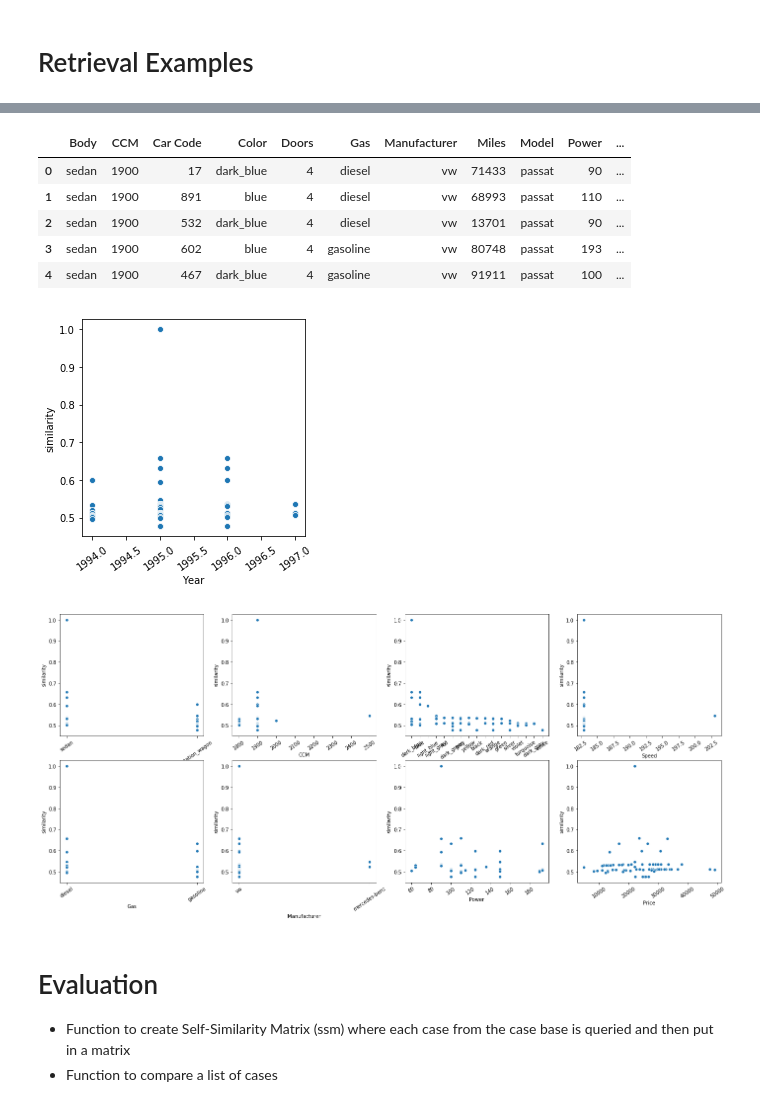
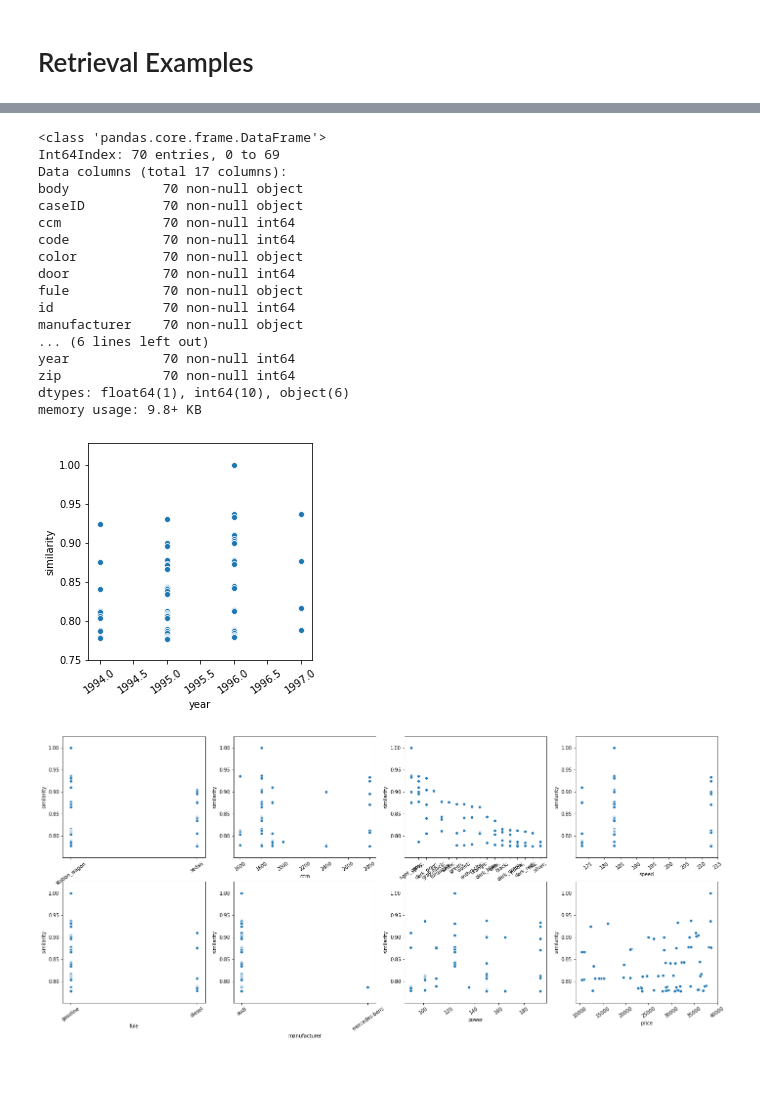
Before and after one commit to ntnu-ai-lab/mycbr-sample-python, a Jupyter notebook: QueryMyCBR.ipynb, the cells around one changed output, grey strips where cells are left out. Saved outputs shown, nothing was run; the diff lists cells and outputs as text; code cells hidden in the pictures; blank space fills up the shorter version.

```diff
--- a/QueryMyCBR.ipynb
+++ b/QueryMyCBR.ipynb
@@ -15,11 +17,13 @@ from pandas.io.json import json_normalize
 # Basic Settings
 Here you need to specify where the API is running. The default port is 8080, so if you only change the machine, specify it's name in "server"
 # %%
-#server = 'localhost'
-server = 'hv-6066.idi.ntnu.no'
+server = 'localhost'
+#server = 'hv-6066.idi.ntnu.no'
 
 port = '8080'
-url = 'http://' + server + ':' + port + '/'
+base_url = 'http://' + server + ':' + port + '/'
+
+obj = mycbr(base_url)
 # %% [markdown]
 # Case Representation
 
@@ -133,20 +127,23 @@ plot_numeric(get_instances('Car','CaseBase0'), 'CCM')
 Example retrieval function that serve different purposes
 - retrieve_k_sim_byID: This function uses the retrievalByID endpoint where a queryID is given (together with concept name, casebase name and k number of cases to be returned)
 # %%
-def retrieve_k_sim_byID(concept, casebase, queryID, k):
-    raw = pd.DataFrame(requests.get(url + 'concepts/' + concept + '/casebases/' + casebase + '/retrievalByID?caseID=' + queryID + '&k=' + k ).json())
-    results = raw.apply(pd.to_numeric, errors='coerce').fillna(raw).sort_values(by='similarCases', ascending=False)
+def retrieve_k_sim_byID(concept, casebase, amalgamationFct, queryID, k):
+    raw = requests.get(base_url + 'concepts/' + concept + '/casebases/' + casebase + '/amalgamationFunctions/' + amalgamationFct +'/retrievalByCaseID?caseID=' + queryID + '&k=' + k ).json()
+    results = pd.DataFrame.from_dict(raw.items())
+    results.columns = ['caseID', 'similarity']
+    results = results.apply(pd.to_numeric, errors='coerce').fillna(results).sort_values(by='similarity', ascending=False)
     return results
 
 def plot_retrieve_k_sim_byID(data):
     plt.xticks(rotation=35)
-    ax = sns.barplot(x=data.index, y="similarCases", data=data)
+    ax = sns.barplot(x='caseID', y="similarity", data=data)
 
 def retrieve_k_sim_byID_content(concept, casebase, amalFct, queryID, k):
-    raw = pd.DataFrame(requests.get(url + 'concepts/' + concept + '/casebases/' + casebase + '/retrievalByIDWithContent?amalgamation%20function='+amalFct+'&caseID=' + queryID + '&k=' + k ).json())
+    raw = pd.DataFrame(requests.get(base_url + 'concepts/' + concept + '/casebases/' + casebase + '/amalgamationFunctions/' + amalFct + '/retrievalByCaseIDWithContent?caseID=' + queryID + '&k=' + k).json())
     results = raw.apply(pd.to_numeric, errors='coerce').fillna(raw).sort_values(by='similarity', ascending=False)
+    results['similarity'] = results['similarity'].astype(float)
     returned_df = results.apply(pd.to_numeric, errors='coerce').fillna(results)
-    return returned_df
+    return results
 
 def plot_retrieved_scatter(data, x_attr):
     plt.xticks(rotation=35)
@@ -178,51 +175,62 @@ plot_retrieve_k_sim_byID(result_caseIDs)
 # %%
 # Find most similar cases and get the full case content for them
-result_fullCases = retrieve_k_sim_byID_content('Car', 'CaseBase0', 'CarFunc', '17_vw', '70')
-result_fullCases.head()
+result_fullCases = retrieve_k_sim_byID_content('car', 'main_casebase', 'weighted_gsf', 'car175', '70')
+result_fullCases.info()
 # %% [output]
-|  | Body | CCM | Car Code | Color | Doors | Gas | Manufacturer | Miles | Model | Power | ... |
-| 0 | sedan | 1900 | 17 | dark_blue | 4 | diesel | vw | 71433 | passat | 90 | ... |
-| 1 | sedan | 1900 | 891 | blue | 4 | diesel | vw | 68993 | passat | 110 | ... |
-| 2 | sedan | 1900 | 532 | dark_blue | 4 | diesel | vw | 13701 | passat | 90 | ... |
-| 3 | sedan | 1900 | 602 | blue | 4 | gasoline | vw | 80748 | passat | 193 | ... |
-| 4 | sedan | 1900 | 467 | dark_blue | 4 | gasoline | vw | 91911 | passat | 100 | ... |
+<class 'pandas.core.frame.DataFrame'>
+Int64Index: 70 entries, 0 to 69
+Data columns (total 17 columns):
+body            70 non-null object
+caseID          70 non-null object
+ccm             70 non-null int64
+code            70 non-null int64
+color           70 non-null object
+door            70 non-null int64
+fule            70 non-null object
+id              70 non-null int64
+manufacturer    70 non-null object
+... (6 lines left out)
+year            70 non-null int64
+zip             70 non-null int64
+dtypes: float64(1), int64(10), object(6)
+memory usage: 9.8+ KB
 # %%
+def plot_retrieved_scatter(data, x_attr):
+    plt.xticks(rotation=35)
+    ax = sns.scatterplot(x=x_attr, y='similarity', data=data)
+
 # Create a scatter plot showing the similarity vs. a specified attribute
 plt.rcParams["figure.figsize"] = (4, 4)
-plot_retrieved_scatter(result_fullCases, 'Year')
+plot_retrieved_scatter(result_fullCases, 'year')
 # %% [output]
-[figure, old version]
+[figure, new version]
 # %%
 fig = plt.figure(figsize=(24,10))
 
 plt.subplot(2, 4, 1)
-plot_retrieved_scatter(result_fullCases, 'Body')
+plot_retrieved_scatter(result_fullCases, 'body')
 
 plt.subplot(2, 4, 2)
-plot_retrieved_scatter(result_fullCases, 'CCM')
+plot_retrieved_scatter(result_fullCases, 'ccm')
 
 plt.subplot(2, 4, 3)
-plot_retrieved_scatter(result_fullCases, 'Color')
+plot_retrieved_scatter(result_fullCases, 'color')
 
 plt.subplot(2, 4, 4)
-plot_retrieved_scatter(result_fullCases, 'Speed')
+plot_retrieved_scatter(result_fullCases, 'speed')
 
 plt.subplot(2, 4, 5)
-plot_retrieved_scatter(result_fullCases, 'Gas')
+plot_retrieved_scatter(result_fullCases, 'fule')
 
 plt.subplot(2, 4, 6)
-plot_retrieved_scatter(result_fullCases, 'Manufacturer')
+plot_retrieved_scatter(result_fullCases, 'manufacturer')
 
 plt.subplot(2, 4, 7)
-plot_retrieved_scatter(result_fullCases, 'Power')
+plot_retrieved_scatter(result_fullCases, 'power')
 
 plt.subplot(2, 4, 8)
-plot_retrieved_scatter(result_fullCases, 'Price')
+plot_retrieved_scatter(result_fullCases, 'price')
 
 plt.show()
 # %% [output]
-[figure, old version]
+[figure, new version]
-# %% [markdown]
-# Evaluation
-- Function to create Self-Similarity Matrix (ssm) where each case from the case base is queried and then put in a matrix
-- Function to compare a list of cases
```
Also changed, not shown: parts of 25 cells of this notebook, 1 other file.
